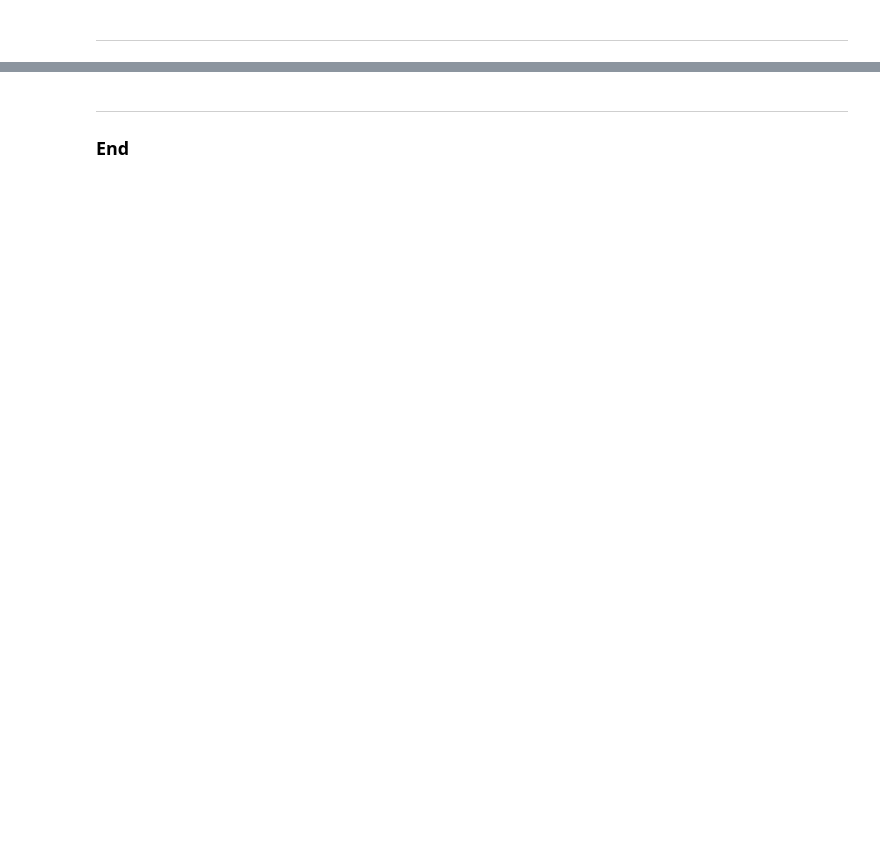
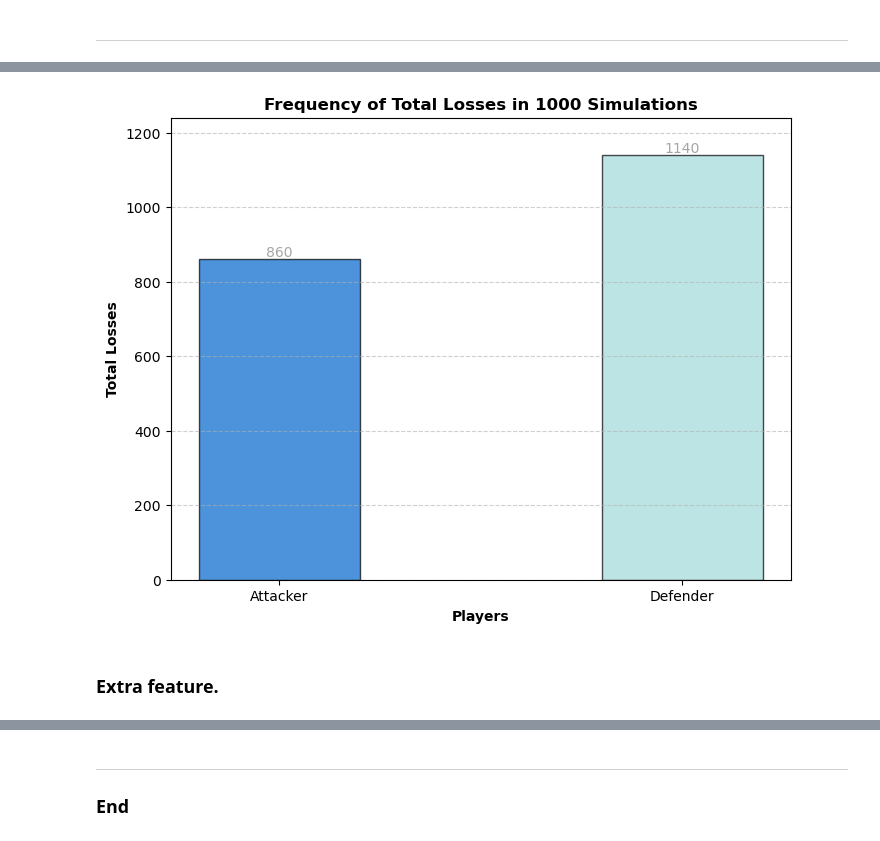
Before and after one commit to TomUszyn/PFDA-assignments, a Jupyter notebook: assignment_5_risk.ipynb, the cells around one changed output, grey strips where cells are left out. Cells and saved outputs as stored; diff of their text form; code cells hidden in the pictures; blank space fills up the shorter version.

Commit message:
Added some descriptions and links for resources and changed some plotting code.

```diff
--- a/assignment_5_risk.ipynb
+++ b/assignment_5_risk.ipynb
@@ -170,4 +29,0 @@ Simulation based on initialAttackerTroops and initialDefenderTroops.
-# %%
-initialAttackerTroops = 20
-initialDefenderTroops = 15
-attackerLosses, defenderLosses, totalRounds = simulateBattle(initialAttackerTroops, initialDefenderTroops)
@@ -199,0 +40,7 @@ plt.show()
+# %%
+def rollDice(numDice):
+    ''' The function takes in a number of dice to roll as an argument and returns the results of the dice rolls sorted in descending order.
+        The function uses the numpy library to generate random numbers between 1 and 6, which represent the faces of a die.
+        The function then sorts the results in descending order and returns the sorted array.
+    '''
+    return np.sort(np.random.choice(np.arange(1, 7), size=numDice))[::-1]
@@ -199,0 +137,29 @@ plt.show()
+# %%
+# Set up the figure
+plt.figure(figsize=(8, 6))
+
+# Different color for each bar
+colors = ['#06C', '#A2D9D9']
+
+labels = ['Attacker', 'Defender']
+losses = [attackerTotalLosses, defenderTotalLosses]
+bars = plt.bar(labels, losses, color=colors, alpha=0.7, edgecolor='black', width=0.4)
+plt.ylabel('Total Losses', fontsize=10, fontweight='bold')
+plt.xlabel('Players', fontsize=10, fontweight='bold')
+plt.title('Frequency of Total Losses in 1000 Simulations', fontsize=12, fontweight='bold')
+plt.grid(axis='y', linestyle='--', alpha=0.6)
+
+# Determine the maximum total losses for setting y-axis limit
+maxLosses = max(attackerTotalLosses, defenderTotalLosses)
+plt.ylim(0, maxLosses + 100)
+
+# Annotating bars
+for bar in bars:
+    plt.text(bar.get_x() + bar.get_width() / 2, bar.get_height(),
+             f'{bar.get_height()}', ha='center', va='bottom', fontsize=10, color='gray', alpha=0.7)
+
+plt.show()
+# %% [output]
+[figure, added]
+# %% [markdown]
+### **Extra feature.**
```
Also changed, not shown: parts of 44 cells of this notebook.
